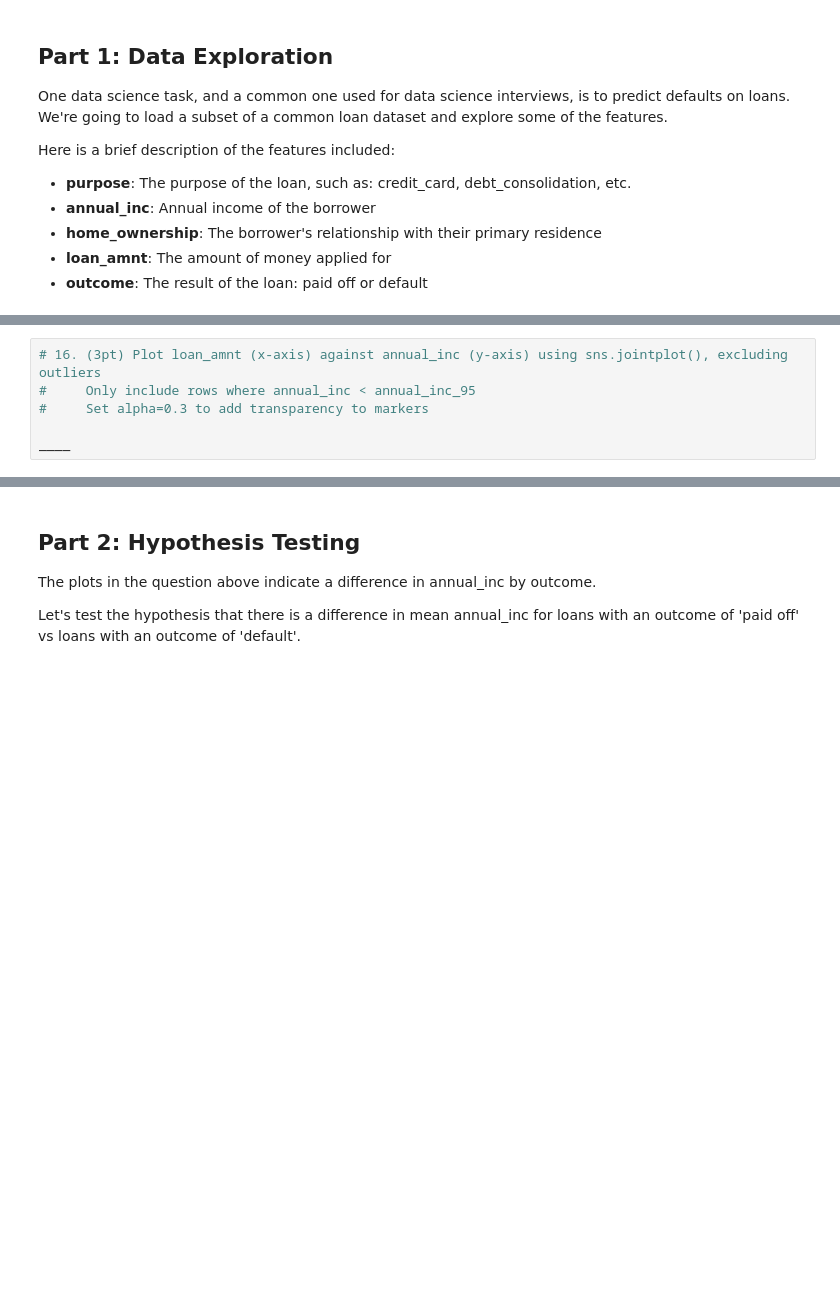
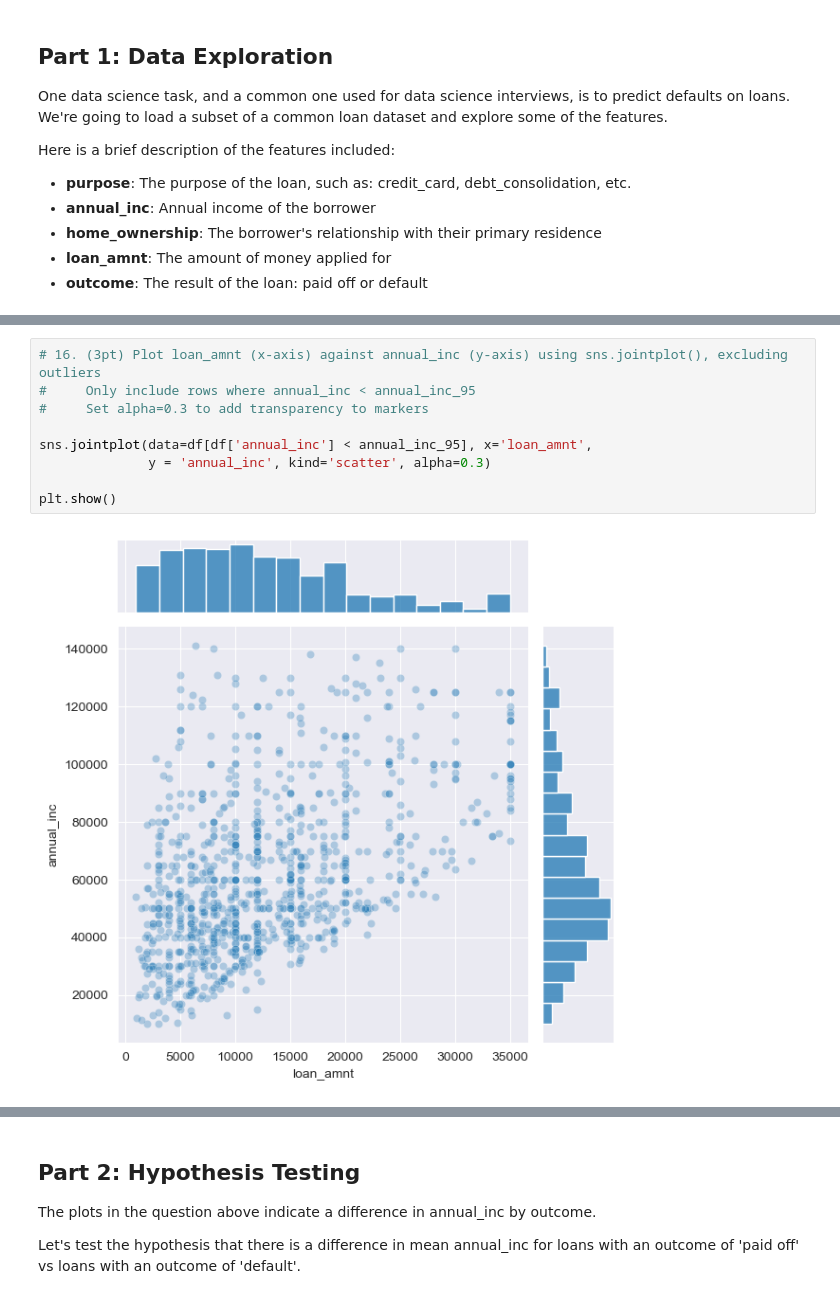
Before and after one commit to jayatgp/eods-f2025, a Jupyter notebook: homeworks/hw_1/notebooks/Homework_1-UNI.ipynb, the cells around one changed output, grey strips where cells are left out. Cells and saved outputs as stored; diff of their text form; blank space fills up the shorter version.

```diff
--- a/homeworks/hw_1/notebooks/Homework_1-UNI.ipynb
+++ b/homeworks/hw_1/notebooks/Homework_1-UNI.ipynb
@@ -140,9 +230,14 @@ print(f'95th percentile of annual_inc: {annual_inc_95:0.2f}')
 # %%
 # 16. (3pt) Plot loan_amnt (x-axis) against annual_inc (y-axis) using sns.jointplot(), excluding outliers
 #     Only include rows where annual_inc < annual_inc_95
 #     Set alpha=0.3 to add transparency to markers
 
-____
+sns.jointplot(data=df[df['annual_inc'] < annual_inc_95], x='loan_amnt',
+              y = 'annual_inc', kind='scatter', alpha=0.3)
+
+plt.show()
+# %% [output]
+[figure, added]
 # %%
 # 17. (5pt) Visualize annual income (annual_inc) by outcome.
 #     Outcome takes two values: 'paid off' and 'default'
```
Also changed, not shown: parts of 22 cells of this notebook.
